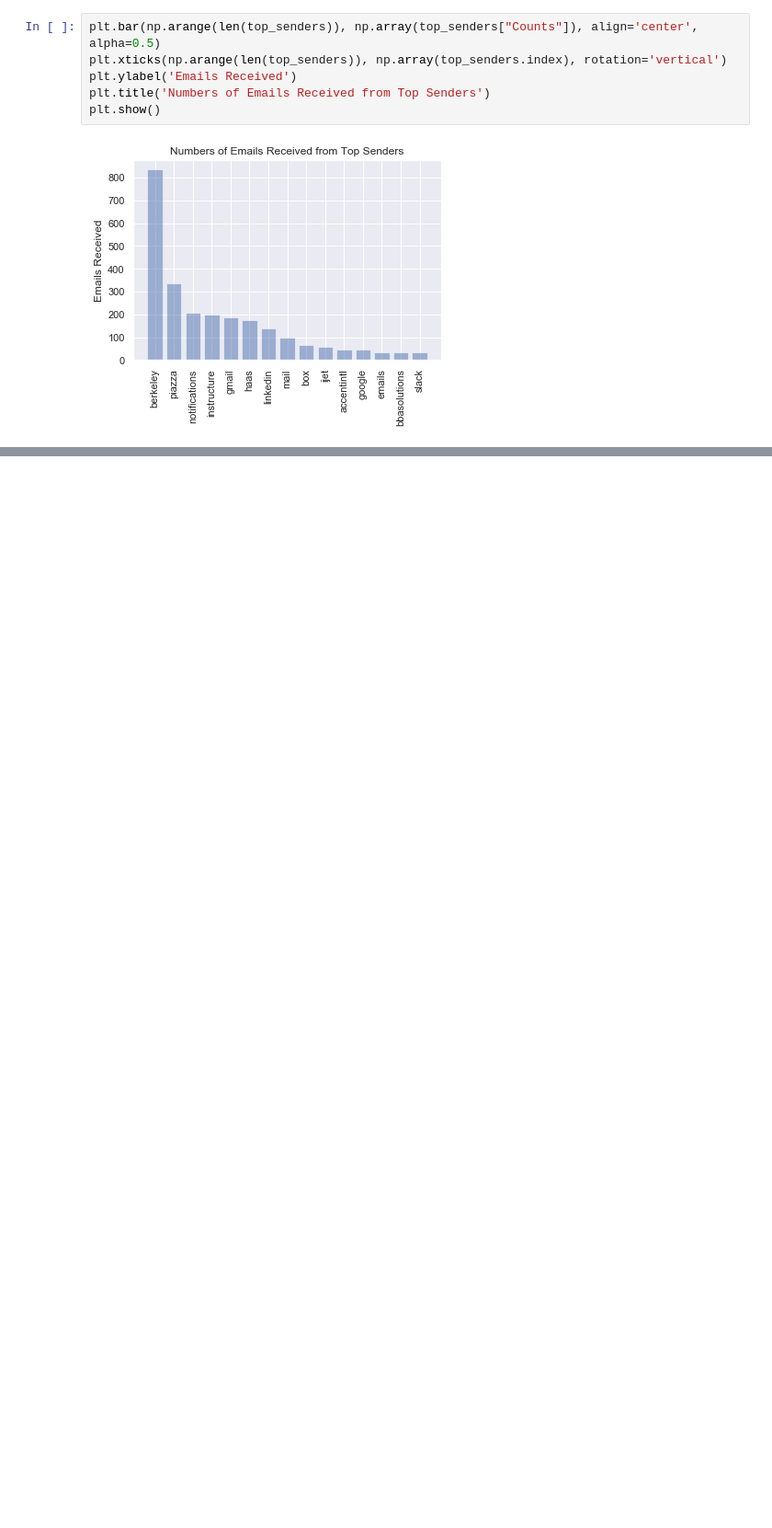
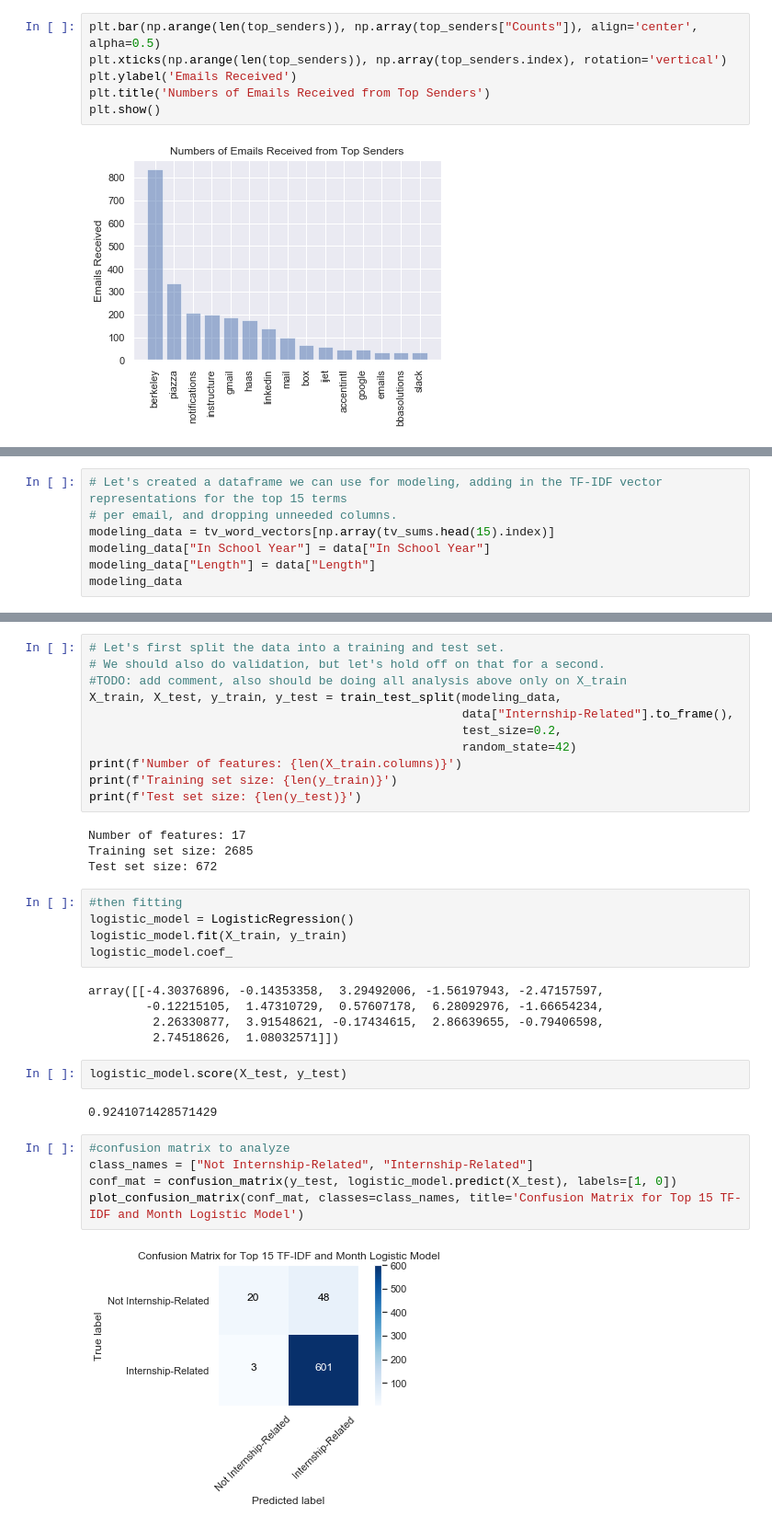
Before and after one commit to rachitpareek/jobSearch, a Jupyter notebook: exploratory analysis.ipynb, the cells around one changed output, grey strips where cells are left out. Shown at 92% size. Cells and saved outputs as stored; diff of their text form; blank space fills up the shorter version.

```diff
--- a/exploratory analysis.ipynb
+++ b/exploratory analysis.ipynb
@@ -122,0 +239,7 @@ plt.show()
+# %%
+# Let's created a dataframe we can use for modeling, adding in the TF-IDF vector representations for the top 15 terms
+# per email, and dropping unneeded columns.
+modeling_data = tv_word_vectors[np.array(tv_sums.head(15).index)]
+modeling_data["In School Year"] = data["In School Year"]
+modeling_data["Length"] = data["Length"]
+modeling_data
@@ -122,0 +260,36 @@ plt.show()
+# %%
+# Let's first split the data into a training and test set.
+# We should also do validation, but let's hold off on that for a second.
+#TODO: add comment, also should be doing all analysis above only on X_train
+X_train, X_test, y_train, y_test = train_test_split(modeling_data,
+                                                    data["Internship-Related"].to_frame(),
+                                                    test_size=0.2,
+                                                    random_state=42)
+print(f'Number of features: {len(X_train.columns)}')
+print(f'Training set size: {len(y_train)}')
+print(f'Test set size: {len(y_test)}')
+# %% [output]
+Number of features: 17
+Training set size: 2685
+Test set size: 672
+# %%
+#then fitting
+logistic_model = LogisticRegression()
+logistic_model.fit(X_train, y_train)
+logistic_model.coef_
+# %% [output]
+array([[-4.30376896, -0.14353358,  3.29492006, -1.56197943, -2.47157597,
+        -0.12215105,  1.47310729,  0.57607178,  6.28092976, -1.66654234,
+         2.26330877,  3.91548621, -0.17434615,  2.86639655, -0.79406598,
+         2.74518626,  1.08032571]])
+# %%
+logistic_model.score(X_test, y_test)
+# %% [output]
+0.9241071428571429
+# %%
+#confusion matrix to analyze
+class_names = ["Not Internship-Related", "Internship-Related"]
+conf_mat = confusion_matrix(y_test, logistic_model.predict(X_test), labels=[1, 0])
+plot_confusion_matrix(conf_mat, classes=class_names, title='Confusion Matrix for Top 15 TF-IDF and Month Logistic Model')
+# %% [output]
+[figure, added]
```
Also changed, not shown: parts of 18 cells of this notebook, 1 other file.
